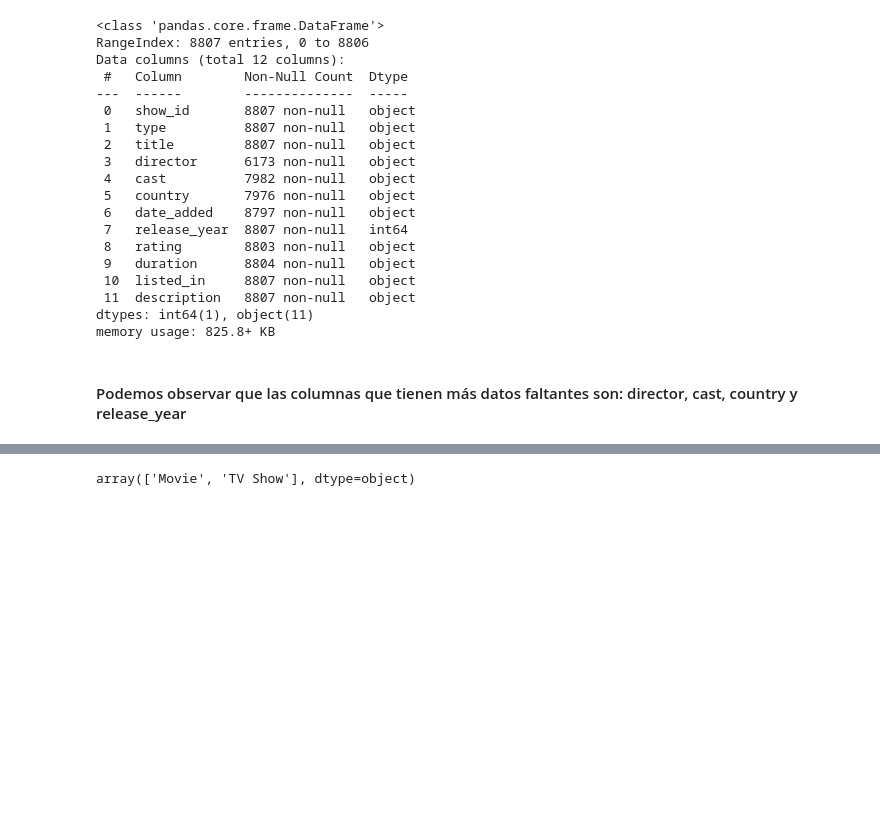
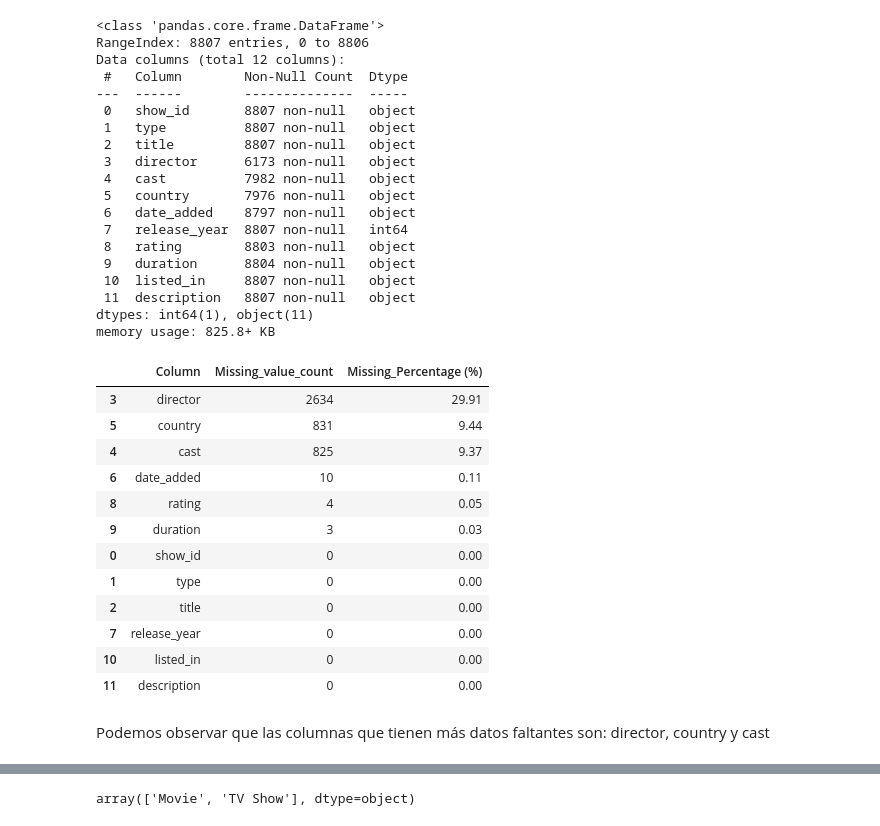
Before and after one commit to Darkencc/Netflix-EDA-and-Recommendation-System, a Jupyter notebook: Netflix - EDA and Recommendation System.ipynb, the cells around one changed output, grey strips where cells are left out. Drawn from its saved outputs; the diff is of its cells as text; code cells hidden in the pictures; blank space fills up the shorter version.

```diff
--- a/Netflix - EDA and Recommendation System.ipynb
+++ b/Netflix - EDA and Recommendation System.ipynb
@@ -41,5 +41,38 @@ Data columns (total 12 columns):
  11  description   8807 non-null   object
 dtypes: int64(1), object(11)
 memory usage: 825.8+ KB
+# %%
+def missing(df):
+    # Calculate missing value and their percentage for each column
+    missing_value = df.isnull().sum()
+    missing_value = missing_value.reset_index().rename(
+                    columns={'index':'Column', 0:'Missing_value_count'})
+
+    missing_percent = df.isnull().sum() * 100 / df.shape[0]
+    missing_percent = missing_percent.reset_index().rename(
+                    columns={'index':'Column', 0:'Missing_Percentage (%)'}).round(2)
+
+
+    # Sort the data frame
+    #df_missing = df_missing.sort_values('Missing_Percentage (%)', ascending=False)
+    Final = missing_value.merge(missing_percent, how = 'inner', left_on = 'Column', right_on = 'Column')
+    Final = Final.sort_values(by = 'Missing_Percentage (%)',ascending = False)
+    return Final
+
+missing(netflix_data)
+# %% [output]
+|  | Column | Missing_value_count | Missing_Percentage (%) |
+| 3 | director | 2634 | 29.91 |
+| 5 | country | 831 | 9.44 |
+| 4 | cast | 825 | 9.37 |
+| 6 | date_added | 10 | 0.11 |
+| 8 | rating | 4 | 0.05 |
+| 9 | duration | 3 | 0.03 |
+| 0 | show_id | 0 | 0.00 |
+| 1 | type | 0 | 0.00 |
+| 2 | title | 0 | 0.00 |
+| 7 | release_year | 0 | 0.00 |
+| 10 | listed_in | 0 | 0.00 |
+| 11 | description | 0 | 0.00 |
 # %% [markdown]
-#### Podemos observar que las columnas que tienen más datos faltantes son: director, cast, country y release_year
+Podemos observar que las columnas que tienen más datos faltantes son: director, country y cast
```
Also changed, not shown: parts of 5 cells of this notebook.
